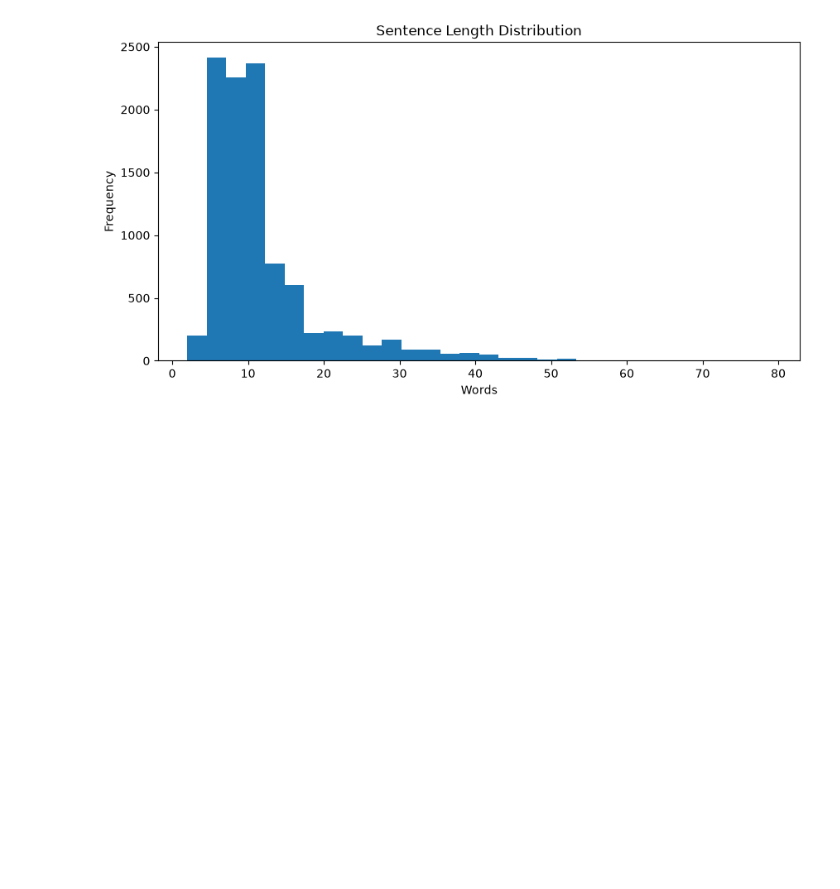
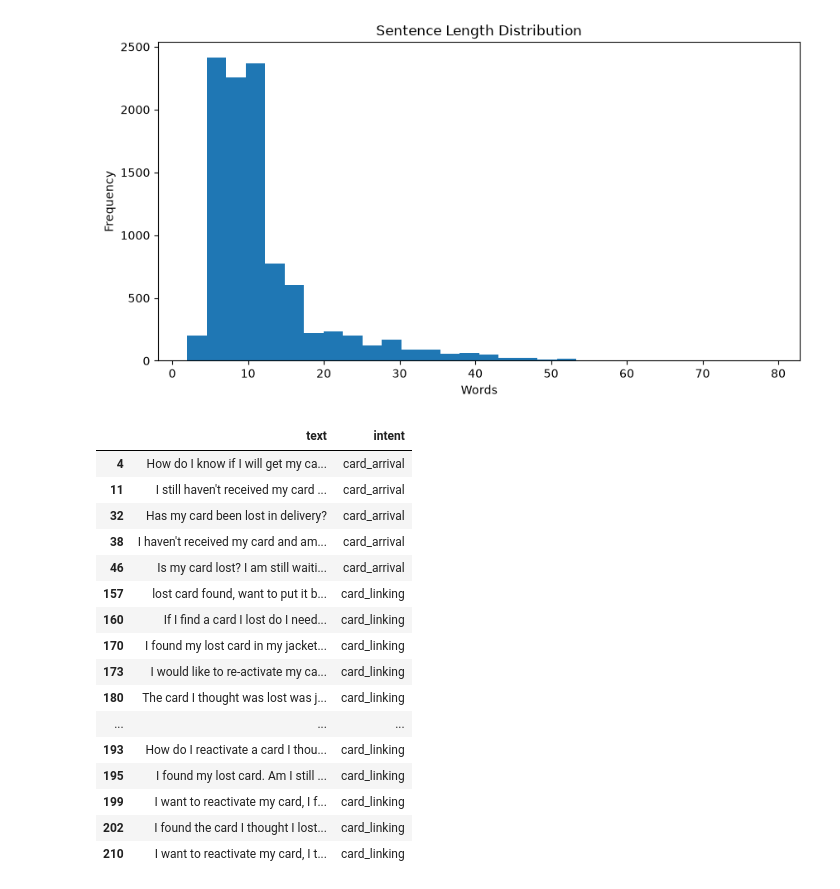
Before and after one commit to Anshul15970/IntentIQ, a Jupyter notebook: notebooks/02_exploratory_data_analysis.ipynb, the cells around one changed output. Saved outputs shown, nothing was run; the diff lists cells and outputs as text; code cells hidden in the pictures; blank space fills up the shorter version.

```diff
--- a/notebooks/02_exploratory_data_analysis.ipynb
+++ b/notebooks/02_exploratory_data_analysis.ipynb
@@ -126,3 +126,28 @@ plt.ylabel("Frequency")
 plt.show()
 # %% [output]
 [figure]
+# %%
+label_names = dataset["train"].features["label"].names
+
+df = dataset["train"].to_pandas()
+df["intent"] = df["label"].apply(lambda x: label_names[x])
+
+df[df["text"].str.contains("lost", case=False)][["text", "intent"]].head(20)
+# %% [output]
+|  | text | intent |
+| 4 | How do I know if I will get my ca... | card_arrival |
+| 11 | I still haven't received my card ... | card_arrival |
+| 32 | Has my card been lost in delivery? | card_arrival |
+| 38 | I haven't received my card and am... | card_arrival |
+| 46 | Is my card lost? I am still waiti... | card_arrival |
+| 157 | lost card found, want to put it b... | card_linking |
+| 160 | If I find a card I lost do I need... | card_linking |
+| 170 | I found my lost card in my jacket... | card_linking |
+| 173 | I would like to re-activate my ca... | card_linking |
+| 180 | The card I thought was lost was j... | card_linking |
+| ... | ... | ... |
+| 193 | How do I reactivate a card I thou... | card_linking |
+| 195 | I found my lost card. Am I still ... | card_linking |
+| 199 | I want to reactivate my card, I f... | card_linking |
+| 202 | I found the card I thought I lost... | card_linking |
+| 210 | I want to reactivate my card, I t... | card_linking |
```
Also changed, not shown: parts of 4 cells of this notebook, 14 other files.
